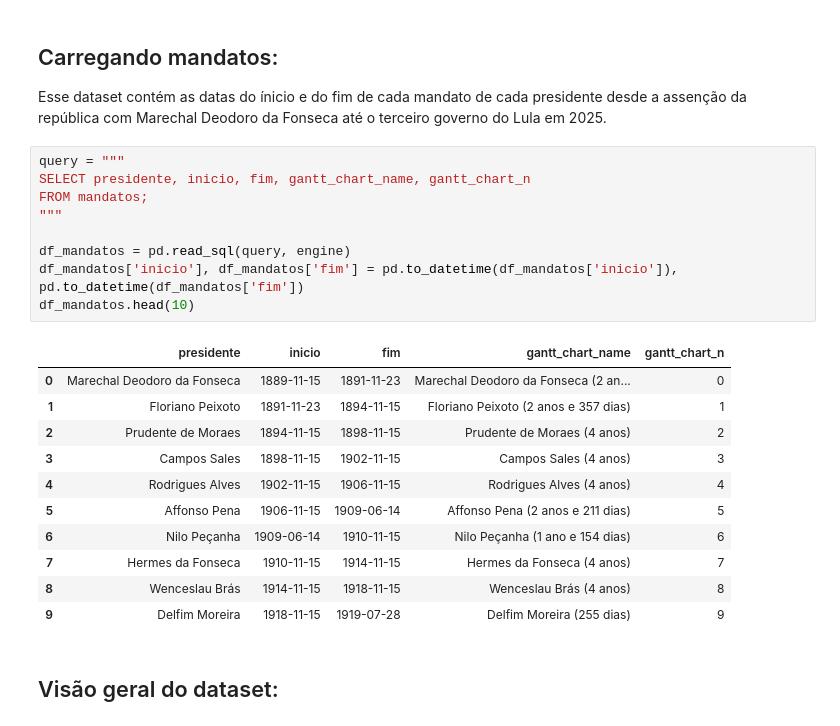
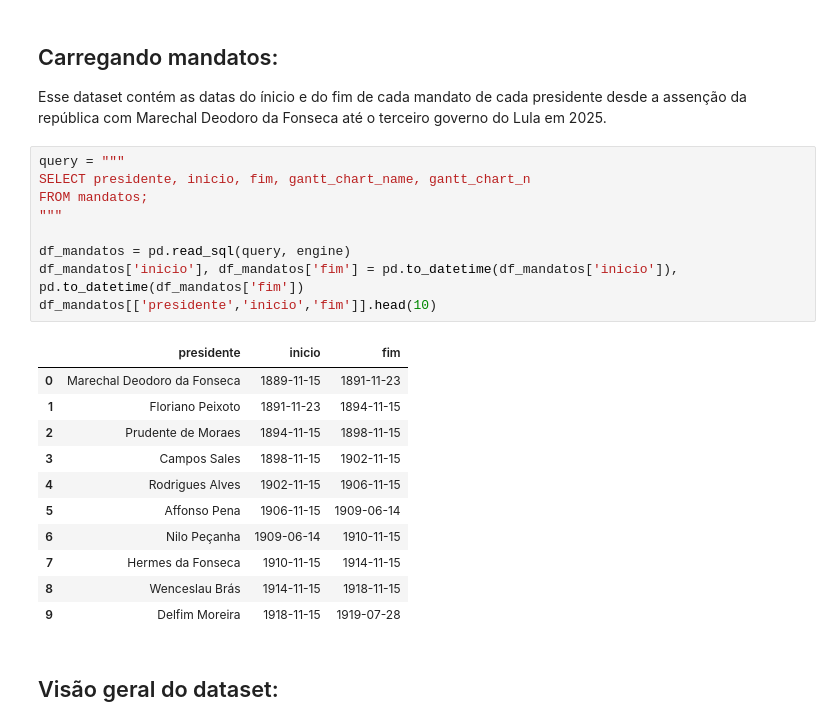
Before and after one commit to PhysicTeacherCode/Brazil-President-s-Speeches-Analysis, a Jupyter notebook: notebooks/01-exploratory.ipynb, the cells around one changed output. Cells and saved outputs as stored; diff of their text form.

```diff
--- a/notebooks/01-exploratory.ipynb
+++ b/notebooks/01-exploratory.ipynb
@@ -394,24 +394,24 @@ Esse dataset contém as datas do ínicio e do fim de cada mandato de cada presid
 # %%
 query = """
 SELECT presidente, inicio, fim, gantt_chart_name, gantt_chart_n
 FROM mandatos;
 """
 
 df_mandatos = pd.read_sql(query, engine)
 df_mandatos['inicio'], df_mandatos['fim'] = pd.to_datetime(df_mandatos['inicio']), pd.to_datetime(df_mandatos['fim'])
-df_mandatos.head(10)
+df_mandatos[['presidente','inicio','fim']].head(10)
 # %% [output]
-|  | presidente | inicio | fim | gantt_chart_name | gantt_chart_n |
-| 0 | Marechal Deodoro da Fonseca | 1889-11-15 | 1891-11-23 | Marechal Deodoro da Fonseca (2 an... | 0 |
-| 1 | Floriano Peixoto | 1891-11-23 | 1894-11-15 | Floriano Peixoto (2 anos e 357 dias) | 1 |
-| 2 | Prudente de Moraes | 1894-11-15 | 1898-11-15 | Prudente de Moraes (4 anos) | 2 |
-| 3 | Campos Sales | 1898-11-15 | 1902-11-15 | Campos Sales (4 anos) | 3 |
-| 4 | Rodrigues Alves | 1902-11-15 | 1906-11-15 | Rodrigues Alves (4 anos) | 4 |
-| 5 | Affonso Pena | 1906-11-15 | 1909-06-14 | Affonso Pena (2 anos e 211 dias) | 5 |
-| 6 | Nilo Peçanha | 1909-06-14 | 1910-11-15 | Nilo Peçanha (1 ano e 154 dias) | 6 |
-| 7 | Hermes da Fonseca | 1910-11-15 | 1914-11-15 | Hermes da Fonseca (4 anos) | 7 |
-| 8 | Wenceslau Brás | 1914-11-15 | 1918-11-15 | Wenceslau Brás (4 anos) | 8 |
-| 9 | Delfim Moreira | 1918-11-15 | 1919-07-28 | Delfim Moreira (255 dias) | 9 |
+|  | presidente | inicio | fim |
+| 0 | Marechal Deodoro da Fonseca | 1889-11-15 | 1891-11-23 |
+| 1 | Floriano Peixoto | 1891-11-23 | 1894-11-15 |
+| 2 | Prudente de Moraes | 1894-11-15 | 1898-11-15 |
+| 3 | Campos Sales | 1898-11-15 | 1902-11-15 |
+| 4 | Rodrigues Alves | 1902-11-15 | 1906-11-15 |
+| 5 | Affonso Pena | 1906-11-15 | 1909-06-14 |
+| 6 | Nilo Peçanha | 1909-06-14 | 1910-11-15 |
+| 7 | Hermes da Fonseca | 1910-11-15 | 1914-11-15 |
+| 8 | Wenceslau Brás | 1914-11-15 | 1918-11-15 |
+| 9 | Delfim Moreira | 1918-11-15 | 1919-07-28 |
 # %% [markdown]
 ## Visão geral do dataset:
 # %%
```
Also changed, not shown: parts of 1 cell of this notebook.
